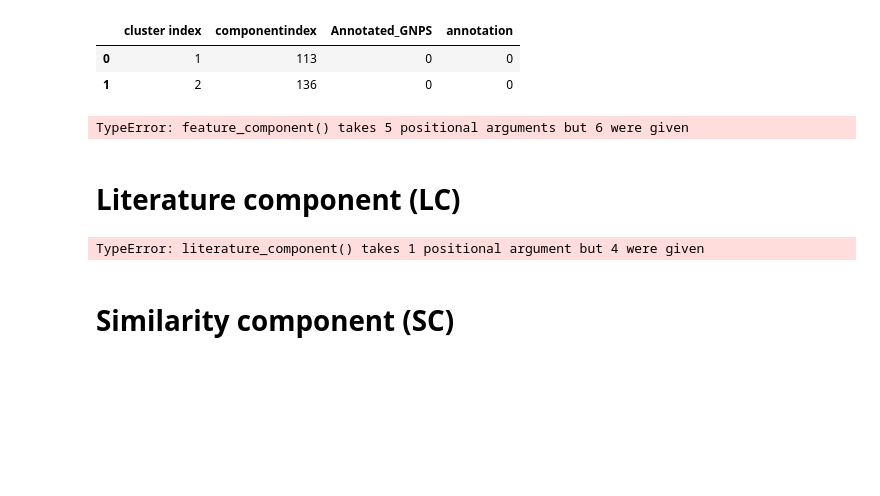
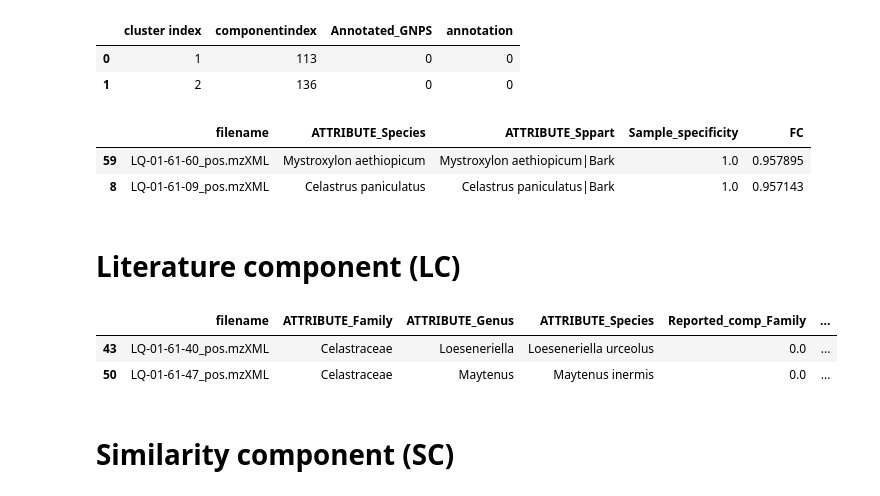
Before and after one commit to luigiquiros/inventa, a Jupyter notebook: notebook/INVENTA_V8.ipynb, the cells around one changed output. Cells and saved outputs as stored; diff of their text form; code cells hidden in the pictures; blank space fills up the shorter version.

```diff
--- a/notebook/INVENTA_V8.ipynb
+++ b/notebook/INVENTA_V8.ipynb
@@ -79,3 +50,40 @@ sirius_annotations_filename = params_list['paths'][5]['sirius_annotations_filena
+# %%
+#paths:
+
+metadata_filename = '../data/Celastraceae_Set_metadata_pos.tsv'                      # The path were you want your folder to be placed
+quantitative_data_filename = '../data/Celastraceae_pos_quant.csv'                    # The path were you want your GNPS job folder to be placed
+tima_results_filename = '../data/Celastraceae_pos_spectral_match_results_repond.tsv' # ISDB_annot_LP_plantfungi_set # The name you want to give to your project, output resulst in data_out/project_name
+vectorized_data_filename = '../data/Celastraceae_memomatrix.csv'                     # the path for your output to be stored in
+canopus_npc_summary_filename = '../data/canopus_npc_summary.tsv'                     # Path to your spectral library file
+sirius_annotations_filename = '../data/canopus_npc_summary.tsv'                      # Path to the metadata of the spectral file
+
+
+# parameters
+
+#Feature_component
+
+FC_component = True                # FC will be calculated
+min_specificity = 90            # minimun feature specificity to consider
+only_feature_specificity = False   # True if annotations should be ignore and the FC should be calculated based on the features specificity. If False it will compute both The Sample specifity adn the FC
+only_gnps_annotations = True       # only the annotations from gpns will be considered
+only_ms2_annotations = False       # False to considere both, MS1 & MS2 annotations, False will only considerer MS2 annotations
+annotation_preference = 0          # Only Annotated nodes: '1'
+                                  # Only Not annotated: '0'
+
+#Literature_component
+
+LC_component = True                # LC will be calculated
+max_comp_reported = 40             # more than this value, the plant is considered no interesting LC =0
+min_comp_reported = 10             # less than this value, the plant is consireded very interesintg LC =1
+                                  # a sample with x between both values gets a LC=0.5
+
+#Class_component
+
+CC_component = True               # CC will be calculated
+
+#Similarity_component
+
+SC_component = True                # SC will be calculated
 # %% [markdown]
 ### Download GNPS results
 # %%
@@ -206,11 +214,13 @@ annotation_df.head(2)
 | 1 | 2 | 136 | 0 | 0 |
 # %%
 FC = feature_component(specificity_df, annotation_df, metadata_df, FC_component,
-                        only_feature_specificity, min_specificity)
+                        only_feature_specificity, min_specificity, annotation_preference)
 #FC = FC.sort_values(by=['FC'], ascending=False)
 FC.head(2)
 # %% [output]
-TypeError: feature_component() takes 5 positional arguments but 6 were given
+|  | filename | ATTRIBUTE_Species | ATTRIBUTE_Sppart | Sample_specificity | FC |
+| 59 | LQ-01-61-60_pos.mzXML | Mystroxylon aethiopicum | Mystroxylon aethiopicum|Bark | 1.0 | 0.957895 |
+| 8 | LQ-01-61-09_pos.mzXML | Celastrus paniculatus | Celastrus paniculatus|Bark | 1.0 | 0.957143 |
 # %% [markdown]
 # Literature component (LC)
 # %%
@@ -219,7 +229,9 @@ LC = literature_component(metadata_df, LC_component, min_comp_reported, max_comp
 LC = LC.sort_values(by=['LC'], ascending=False)
 LC.head(2)
 # %% [output]
-TypeError: literature_component() takes 1 positional argument but 4 were given
+|  | filename | ATTRIBUTE_Family | ATTRIBUTE_Genus | ATTRIBUTE_Species | Reported_comp_Family | ... |
+| 43 | LQ-01-61-40_pos.mzXML | Celastraceae | Loeseneriella | Loeseneriella urceolus | 0.0 | ... |
+| 50 | LQ-01-61-47_pos.mzXML | Celastraceae | Maytenus | Maytenus inermis | 0.0 | ... |
 # %% [markdown]
 # Similarity component (SC)
 # %%
```
Also changed, not shown: parts of 10 cells of this notebook, 4 other files.
